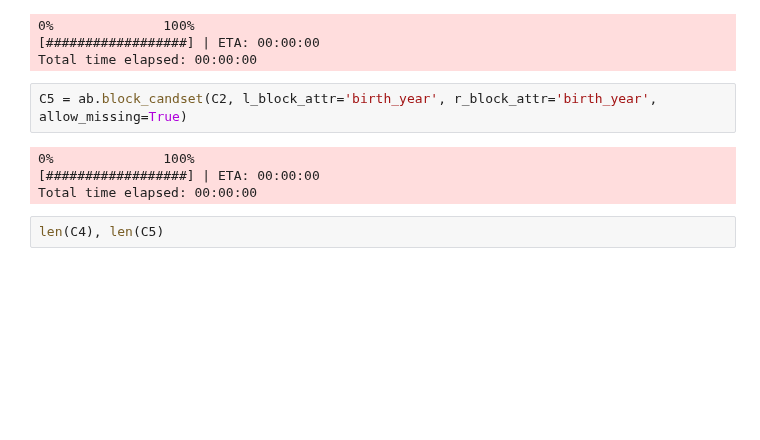
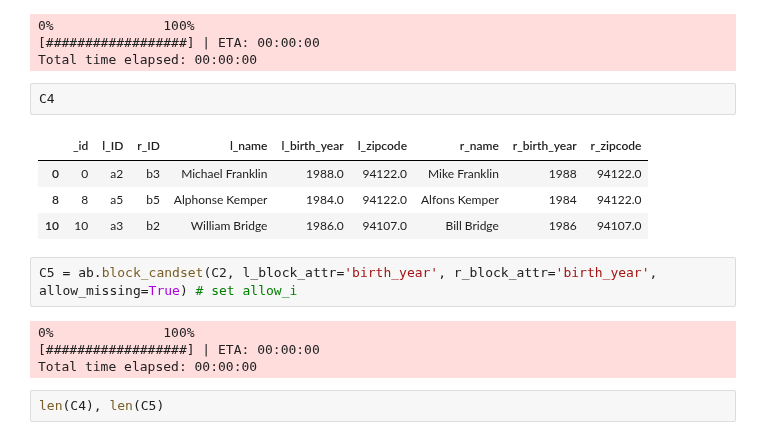
Before and after one commit to anhaidgroup/py_entitymatching, a Jupyter notebook: notebooks/guides/Performing Blocking Using Built-In Blockers (Attr. Equivalence Blocker).ipynb, the cells around one changed output. Cells and saved outputs as stored; diff of their text form; blank space fills up the shorter version.

```diff
--- a/notebooks/guides/Performing Blocking Using Built-In Blockers (Attr. Equivalence Blocker).ipynb
+++ b/notebooks/guides/Performing Blocking Using Built-In Blockers (Attr. Equivalence Blocker).ipynb
@@ -234,8 +236,15 @@ C4 = ab.block_candset(C2, l_block_attr='birth_year', r_block_attr='birth_year',
 0%              100%
 [##################] | ETA: 00:00:00
 Total time elapsed: 00:00:00
+# %%
+C4
+# %% [output]
+|  | _id | l_ID | r_ID | l_name | l_birth_year | l_zipcode | r_name | r_birth_year | r_zipcode |
+| 0 | 0 | a2 | b3 | Michael Franklin | 1988.0 | 94122.0 | Mike Franklin | 1988 | 94122.0 |
+| 8 | 8 | a5 | b5 | Alphonse Kemper | 1984.0 | 94122.0 | Alfons Kemper | 1984 | 94122.0 |
+| 10 | 10 | a3 | b2 | William Bridge | 1986.0 | 94107.0 | Bill Bridge | 1986 | 94107.0 |
 # %%
-C5 = ab.block_candset(C2, l_block_attr='birth_year', r_block_attr='birth_year', allow_missing=True)
+C5 = ab.block_candset(C2, l_block_attr='birth_year', r_block_attr='birth_year', allow_missing=True) # set allow_i
 # %% [output]
 0%              100%
 [##################] | ETA: 00:00:00
```
Also changed, not shown: parts of 8 cells of this notebook, 1 other file.
